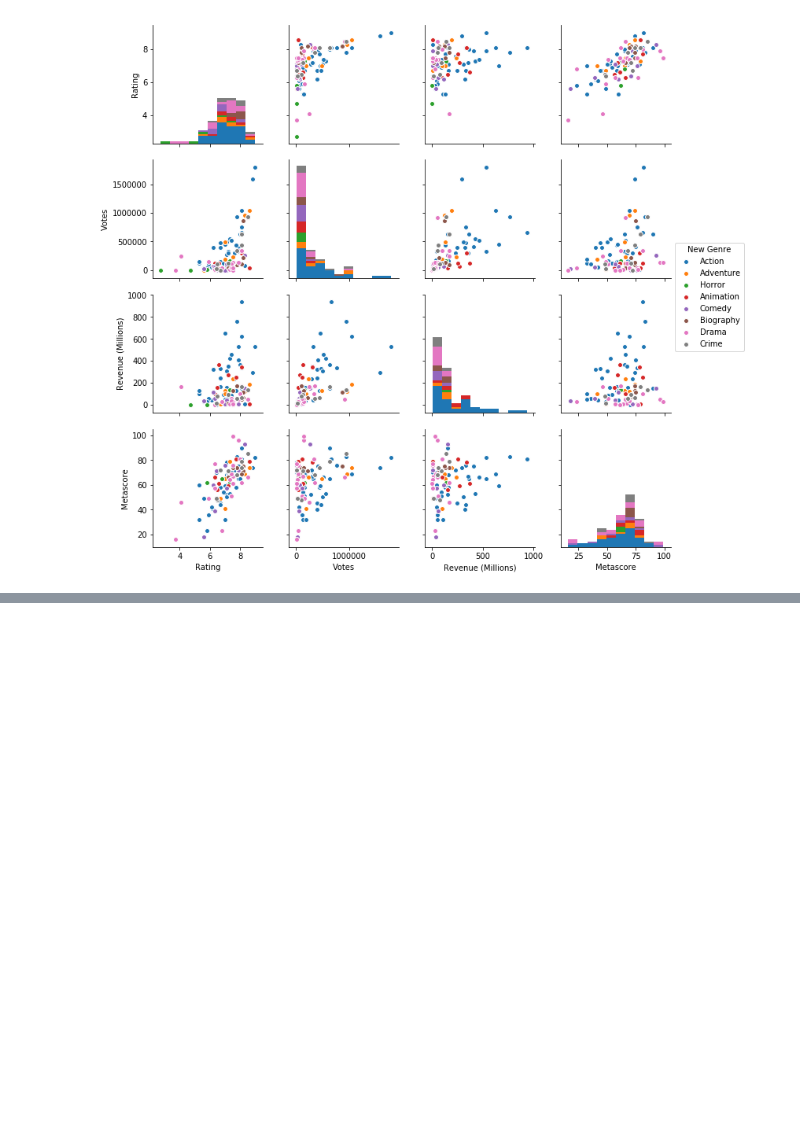
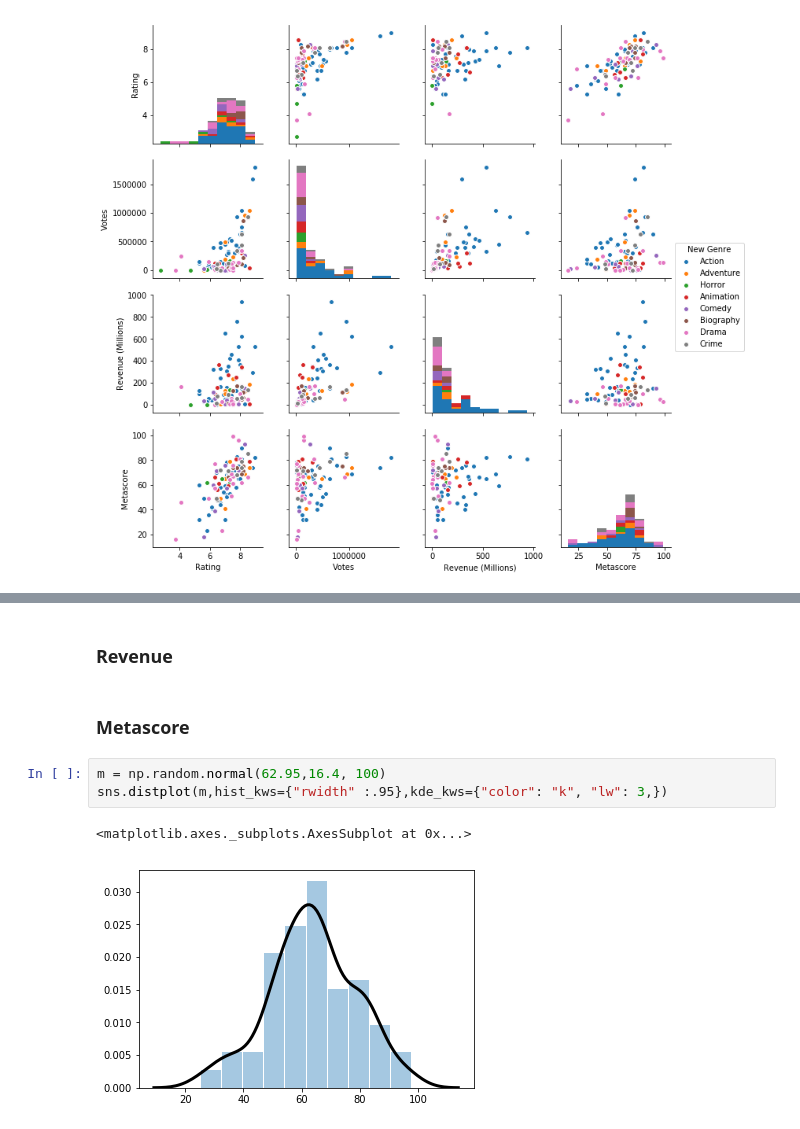
Before and after one commit to donalcarr/DC_Real-World-Simulation, a Jupyter notebook: Project 2018 - Simulation Movies.ipynb, the cells around one changed output, grey strips where cells are left out. Cells and saved outputs as stored; diff of their text form; blank space fills up the shorter version.

```diff
--- a/Project 2018 - Simulation Movies.ipynb
+++ b/Project 2018 - Simulation Movies.ipynb
@@ -99,0 +152,10 @@ g = sns.pairplot(moviedf, hue="New Genre")
+# %% [markdown]
+### Revenue
+# %% [markdown]
+### Metascore
+# %%
+m = np.random.normal(62.95,16.4, 100)
+sns.distplot(m,hist_kws={"rwidth" :.95},kde_kws={"color": "k", "lw": 3,})
+# %% [output]
+<matplotlib.axes._subplots.AxesSubplot at 0x...>
+[figure, added]
```
Also changed, not shown: parts of 7 cells of this notebook.
